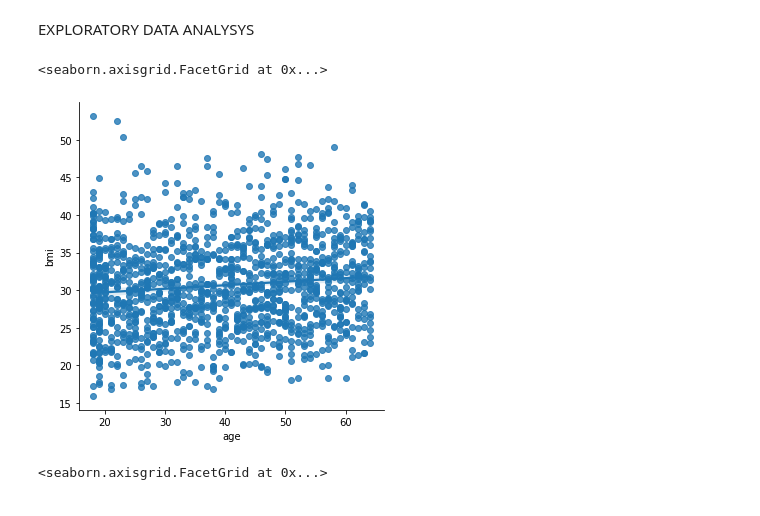
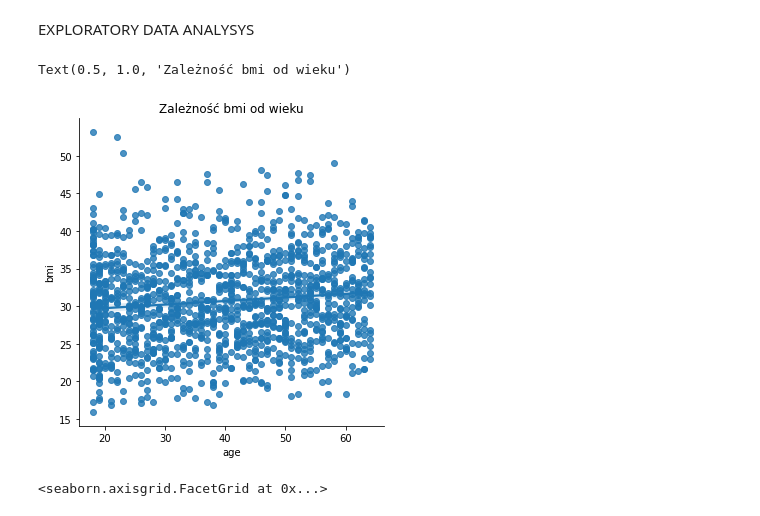
Before and after one commit to ewagaka/ML_regresja, a Jupyter notebook: ML_regresja_projekt.ipynb, the cells around one changed output. Saved outputs shown, nothing was run; the diff lists cells and outputs as text; code cells hidden in the pictures.

```diff
--- a/ML_regresja_projekt.ipynb
+++ b/ML_regresja_projekt.ipynb
@@ -159,9 +165,10 @@ EXPLORATORY DATA ANALYSYS
 # %%
 #Regresja między wartościami "age" i "bmi"
 sns.lmplot(x='age', y='bmi', data=df)
+plt.title('Zależność bmi od wieku')
 # %% [output]
-<seaborn.axisgrid.FacetGrid at 0x...>
+Text(0.5, 1.0, 'Zależność bmi od wieku')
-[figure, old version]
+[figure, new version]
 # %%
 # Wykres przedstawiający rozkład wartości "bmi"
 sns.displot(df.bmi)
```
Also changed, not shown: parts of 7 cells of this notebook.
